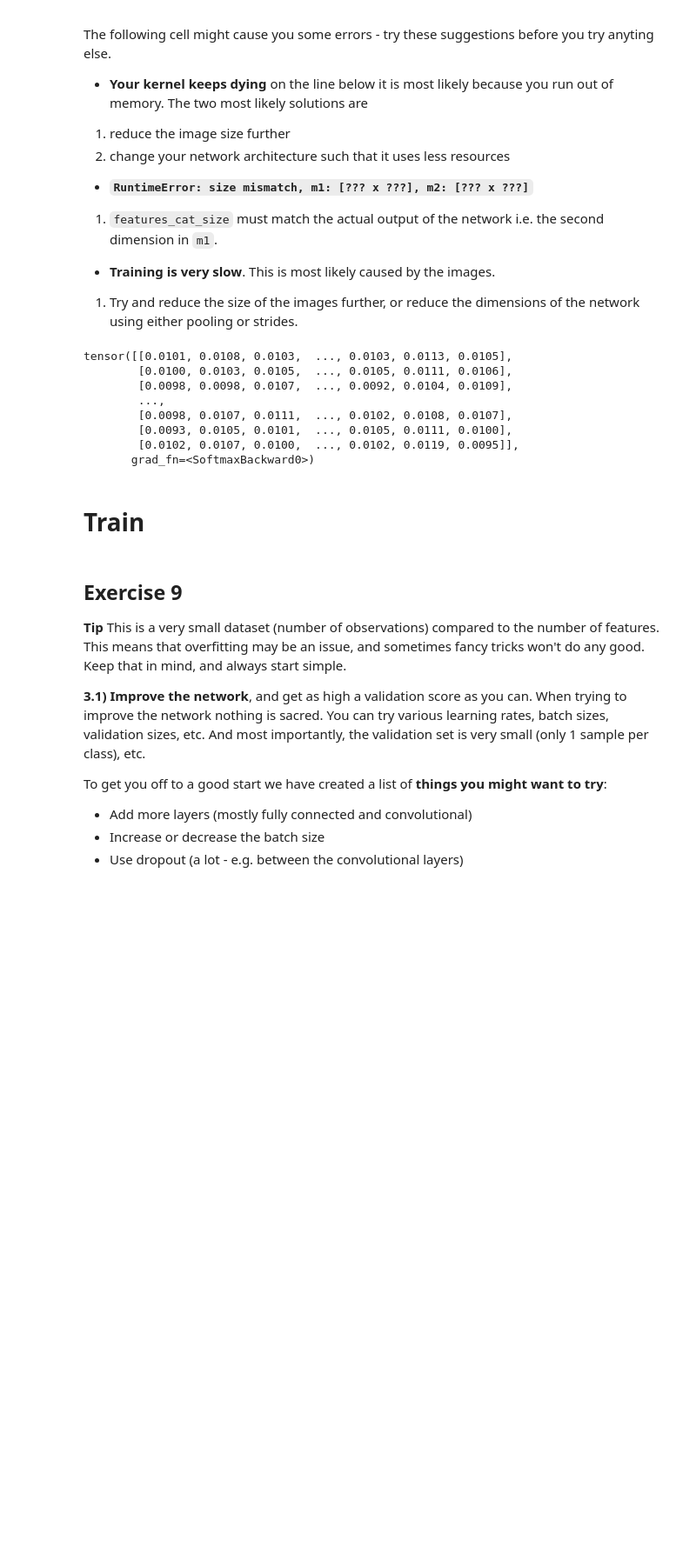
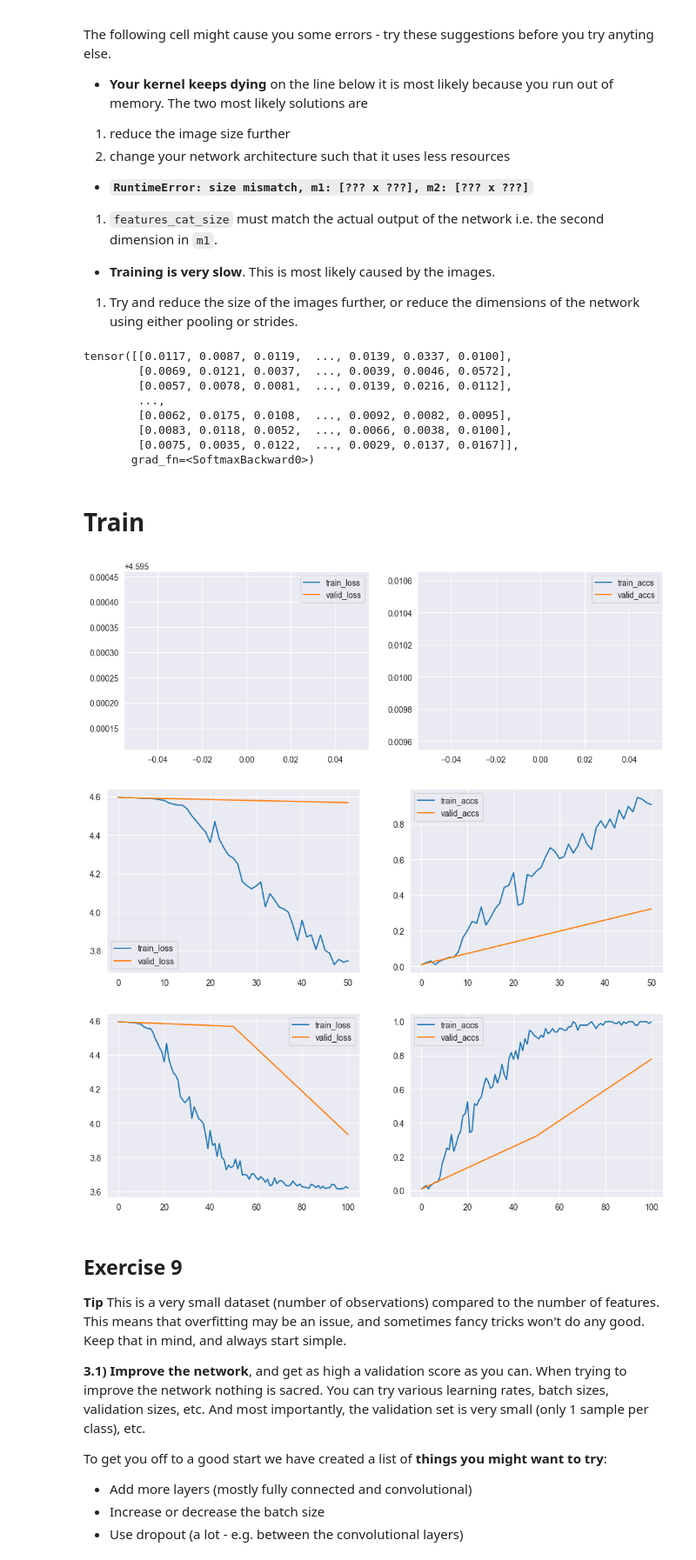
Before and after one commit to FabianScott/02456-deep-learning-with-PyTorch, a Jupyter notebook: 6_Mini_Project/6.1-EXE-Kaggle-Leaf-Challenge.ipynb, the cells around one changed output. Shown at 87% size. Cells and saved outputs as stored; diff of their text form; code cells hidden in the pictures; blank space fills up the shorter version.

```diff
--- a/6_Mini_Project/6.1-EXE-Kaggle-Leaf-Challenge.ipynb
+++ b/6_Mini_Project/6.1-EXE-Kaggle-Leaf-Challenge.ipynb
@@ -447,6 +447,7 @@ conv_pad    = 2       # <-- Padding
 
 # Keep track of features to output layer
 features_cat_size = 2756# <-- Number of features concatenated before output layer
+p = .2
 
 class Net(nn.Module):
     def __init__(self):
@@ -458,24 +459,26 @@ class Net(nn.Module):
                      kernel_size=kernel_size,
                      stride=conv_stride,
                      padding=conv_pad),
-        nn.MaxPool2d((2,2), (2,2)),
+        MaxPool2d((2,2), (2,2)),
+            Dropout(p=p),
             Conv2d(in_channels=channels,
                      out_channels=conv_out_channels,
                      kernel_size=kernel_size,
                      stride=conv_stride,
                      padding=conv_pad),
-        nn.MaxPool2d((2,2), (2,2)),
+        MaxPool2d((2,2), (2,2)),
+            Dropout(p=p),
             Conv2d(in_channels=channels,
                      out_channels=conv_out_channels,
                      kernel_size=kernel_size,
                      stride=conv_stride,
                      padding=conv_pad),
-        nn.MaxPool2d((2,2), (2,2)),
+        MaxPool2d((2,2), (2,2)),
         )
 
         # Exercise: Add a recurrent unit like and RNN or GRU
         # >> YOUR CODE HERE <<
-        self.rnn_1 = nn.RNN(128, 128, batch_first=True)
+        self.rnn_1 = nn.GRU(128, 128, batch_first=True)
 
         self.l_out = nn.Sequential(
             Linear(in_features=features_cat_size,
@@ -483,8 +486,9 @@ class Net(nn.Module):
                     bias=False),
             Dropout(p=.2),
             nn.ReLU(),
+            BatchNorm1d(features_cat_size),
             Linear(in_features=features_cat_size, out_features=NUM_CLASSES),
-            nn.Softmax()
+            nn.Softmax(dim=-1)
                                    )
 
     def forward(self, x_img, x_margin, x_shape, x_texture):
@@ -598,22 +601,22 @@ _x_texture = get_variable(Variable(torch.from_numpy(randnorm(_feature_shape))))
 output = net(x_img=_x_image, x_margin=_x_margin, x_shape=_x_shape, x_texture=_x_texture)
 output['out']
 # %% [output]
-tensor([[0.0101, 0.0108, 0.0103,  ..., 0.0103, 0.0113, 0.0105],
-        [0.0100, 0.0103, 0.0105,  ..., 0.0105, 0.0111, 0.0106],
-        [0.0098, 0.0098, 0.0107,  ..., 0.0092, 0.0104, 0.0109],
+tensor([[0.0117, 0.0087, 0.0119,  ..., 0.0139, 0.0337, 0.0100],
+        [0.0069, 0.0121, 0.0037,  ..., 0.0039, 0.0046, 0.0572],
+        [0.0057, 0.0078, 0.0081,  ..., 0.0139, 0.0216, 0.0112],
         ...,
-        [0.0098, 0.0107, 0.0111,  ..., 0.0102, 0.0108, 0.0107],
-        [0.0093, 0.0105, 0.0101,  ..., 0.0105, 0.0111, 0.0100],
-        [0.0102, 0.0107, 0.0100,  ..., 0.0102, 0.0119, 0.0095]],
+        [0.0062, 0.0175, 0.0108,  ..., 0.0092, 0.0082, 0.0095],
+        [0.0083, 0.0118, 0.0052,  ..., 0.0066, 0.0038, 0.0100],
+        [0.0075, 0.0035, 0.0122,  ..., 0.0029, 0.0137, 0.0167]],
        grad_fn=<SoftmaxBackward0>)
 # %% [markdown]
 # Train
 # %%
 # Setup settings for training
 VALIDATION_SIZE = 0.1 # 0.1 is ~ 100 samples for validation
-max_iter = 500
-log_every = 100
-eval_every = 100
+max_iter = 100
+log_every = 50
+eval_every = 50
 
 # Function to get label
 def get_labels(batch):
@@ -671,34 +674,38 @@ for i, batch_train in tqdm(enumerate(batch_gen.gen_train())):
     # Train network
     output = net(**get_input(batch_train))
     labels_argmax = torch.max(get_labels(batch_train), 1)[1]
     batch_loss = criterion(output['out'], labels_argmax)
 
     train_iter.append(i)
     train_loss.append(float(get_numpy(batch_loss)))
     train_accs.append(float(get_numpy(accuracy(output['out'], labels_argmax))))
 
     optimizer.zero_grad()
     batch_loss.backward()
     optimizer.step()
 
     # Log i figure
     if i % log_every == 0:
         fig = plt.figure(figsize=(12,4))
         plt.subplot(1, 2, 1)
         plt.plot(train_iter, train_loss, label='train_loss')
         plt.plot(valid_iter, valid_loss, label='valid_loss')
         plt.legend()
 
         plt.subplot(1, 2, 2)
         plt.plot(train_iter, train_accs, label='train_accs')
         plt.plot(valid_iter, valid_accs, label='valid_accs')
         plt.legend()
         plt.show()
-        clear_output(wait=True)
+        # clear_output(wait=True)
 #         print("Train, it: {} loss: {:.2f} accs: {:.2f}".format(i, train_loss[-1], train_accs[-1]))
 
     if max_iter < i:
         break
+# %% [output]
+[figure, added]
+[figure, added]
+[figure, added]
 # %% [markdown]
 ## Exercise 9
 
```
Also changed, not shown: parts of 8 cells of this notebook, 10 other files.
